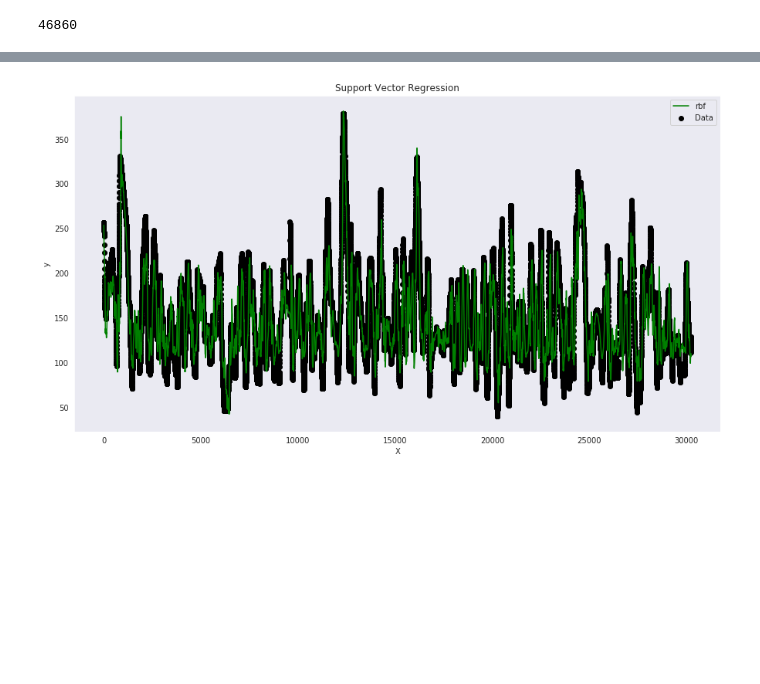
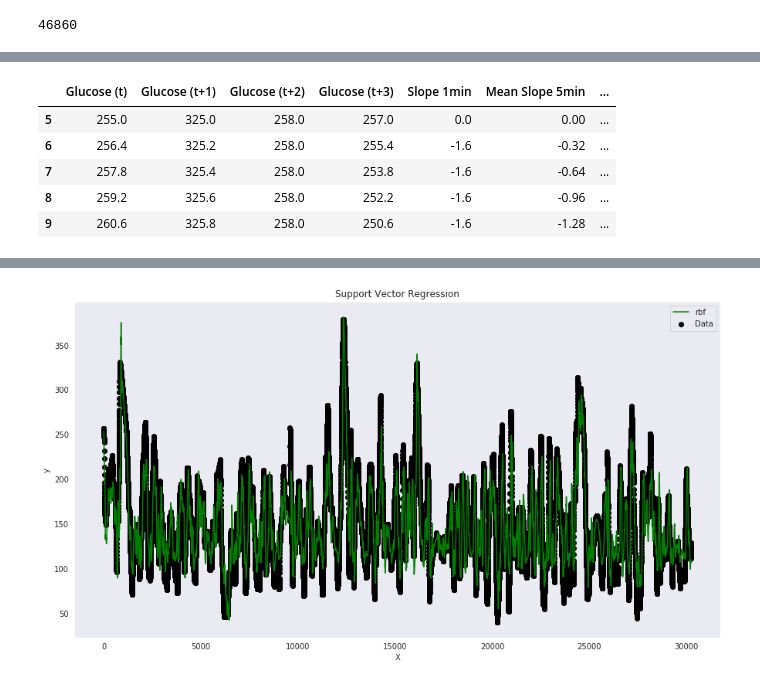
Before and after one commit to gmagannaDevelop/DiabManager, a Jupyter notebook: parse_carelink.ipynb, the cells around one changed output, grey strips where cells are left out. Cells and saved outputs as stored; diff of their text form; code cells hidden in the pictures; blank space fills up the shorter version.

```diff
--- a/parse_carelink.ipynb
+++ b/parse_carelink.ipynb
@@ -802,0 +849,3 @@ Name: Sensor Glucose (mg/dL), Length: 46860, dtype: float64
+# %%
+data = data.reset_index().drop('grouper', axis=1)
+data = data.dropna()
@@ -803 +856,10 @@ Name: Sensor Glucose (mg/dL), Length: 46860, dtype: float64
+# %%
+data.head()
+# %% [output]
+|  | Glucose (t) | Glucose (t+1) | Glucose (t+2) | Glucose (t+3) | Slope 1min | Mean Slope 5min | ... |
+| 5 | 255.0 | 325.0 | 258.0 | 257.0 | 0.0 | 0.00 | ... |
+| 6 | 256.4 | 325.2 | 258.0 | 255.4 | -1.6 | -0.32 | ... |
+| 7 | 257.8 | 325.4 | 258.0 | 253.8 | -1.6 | -0.64 | ... |
+| 8 | 259.2 | 325.6 | 258.0 | 252.2 | -1.6 | -0.96 | ... |
+| 9 | 260.6 | 325.8 | 258.0 | 250.6 | -1.6 | -1.28 | ... |
 # %%
```
Also changed, not shown: parts of 25 cells of this notebook, 3 other files.
